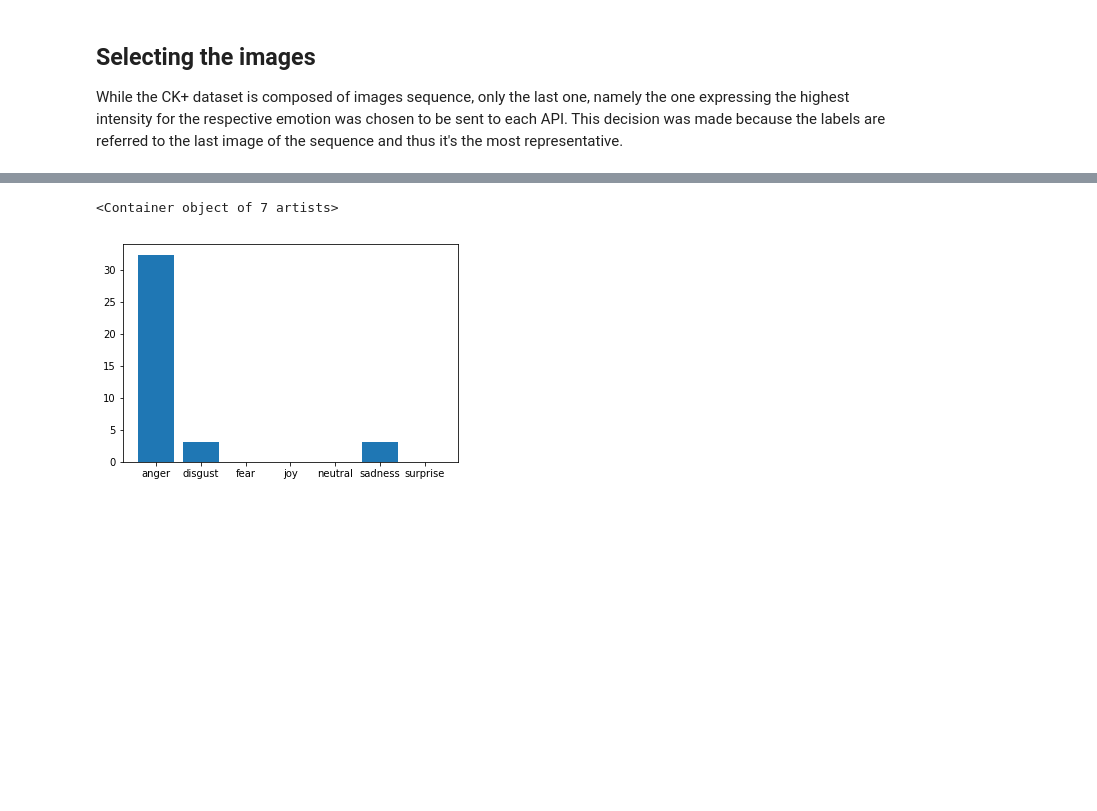
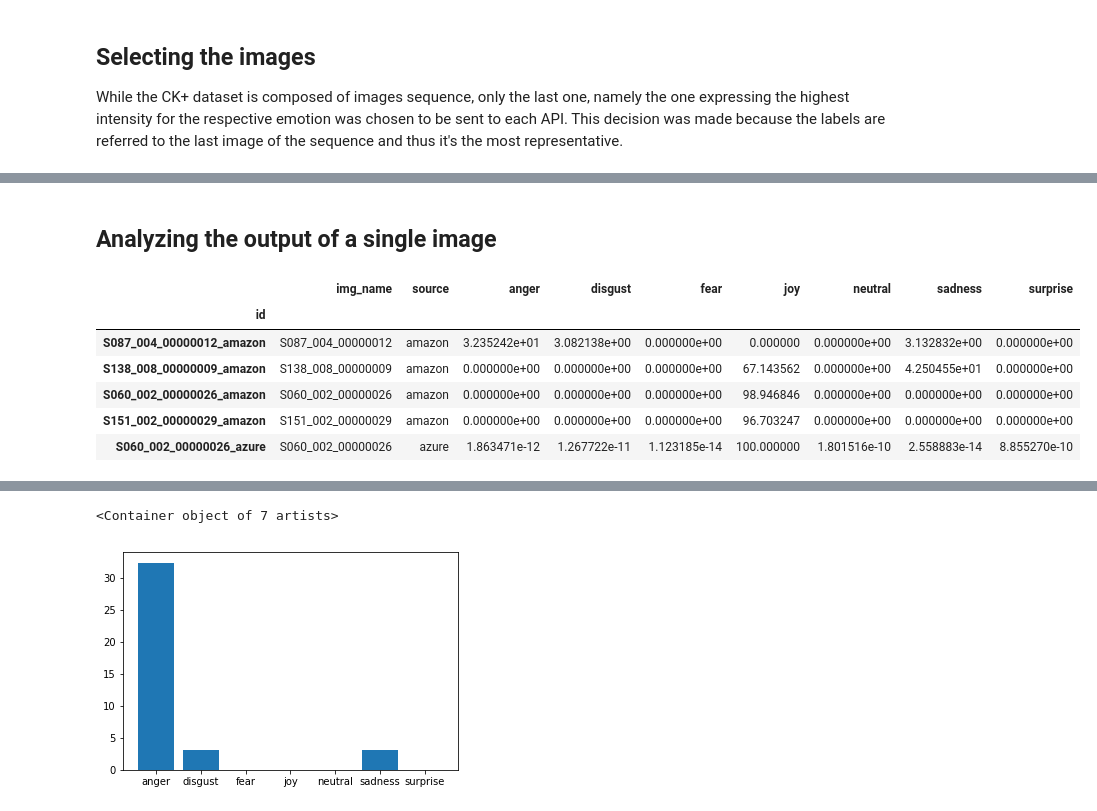
Before and after one commit to tonca/emotion_recognition, a Jupyter notebook: notebooks/API_testing.ipynb, the cells around one changed output, grey strips where cells are left out. Saved outputs shown, nothing was run; the diff lists cells and outputs as text; code cells hidden in the pictures; blank space fills up the shorter version.

```diff
--- a/notebooks/API_testing.ipynb
+++ b/notebooks/API_testing.ipynb
@@ -102,0 +108,25 @@ df.head()
+# %% [markdown]
+## Analyzing the output of a single image
+# %%
+# let's pick 4 images at random and check the results
+nr_rand_img = 4
+
+unique_img = df.img_name.unique()
+rand_img = unique_img[np.random.randint(len(unique_img), size=nr_rand_img)]
+
+# if the below solution is chosen
+# nr_rand_img = 1
+# rand_df = df.loc[df['img_name'] == 'S087_004_00000012']
+
+rand_df = df.loc[df.img_name.isin(rand_img)]
+# rand_df.drop('img_name', axis=1, inplace=True)
+# sad
+rand_df.head()
+# %% [output]
+|  | img_name | source | anger | disgust | fear | joy | neutral | sadness | surprise |
+| id |  |  |  |  |  |  |  |  |  |
+| S087_004_00000012_amazon | S087_004_00000012 | amazon | 3.235242e+01 | 3.082138e+00 | 0.000000e+00 | 0.000000 | 0.000000e+00 | 3.132832e+00 | 0.000000e+00 |
+| S138_008_00000009_amazon | S138_008_00000009 | amazon | 0.000000e+00 | 0.000000e+00 | 0.000000e+00 | 67.143562 | 0.000000e+00 | 4.250455e+01 | 0.000000e+00 |
+| S060_002_00000026_amazon | S060_002_00000026 | amazon | 0.000000e+00 | 0.000000e+00 | 0.000000e+00 | 98.946846 | 0.000000e+00 | 0.000000e+00 | 0.000000e+00 |
+| S151_002_00000029_amazon | S151_002_00000029 | amazon | 0.000000e+00 | 0.000000e+00 | 0.000000e+00 | 96.703247 | 0.000000e+00 | 0.000000e+00 | 0.000000e+00 |
+| S060_002_00000026_azure | S060_002_00000026 | azure | 1.863471e-12 | 1.267722e-11 | 1.123185e-14 | 100.000000 | 1.801516e-10 | 2.558883e-14 | 8.855270e-10 |
```
Also changed, not shown: parts of 15 cells of this notebook.
